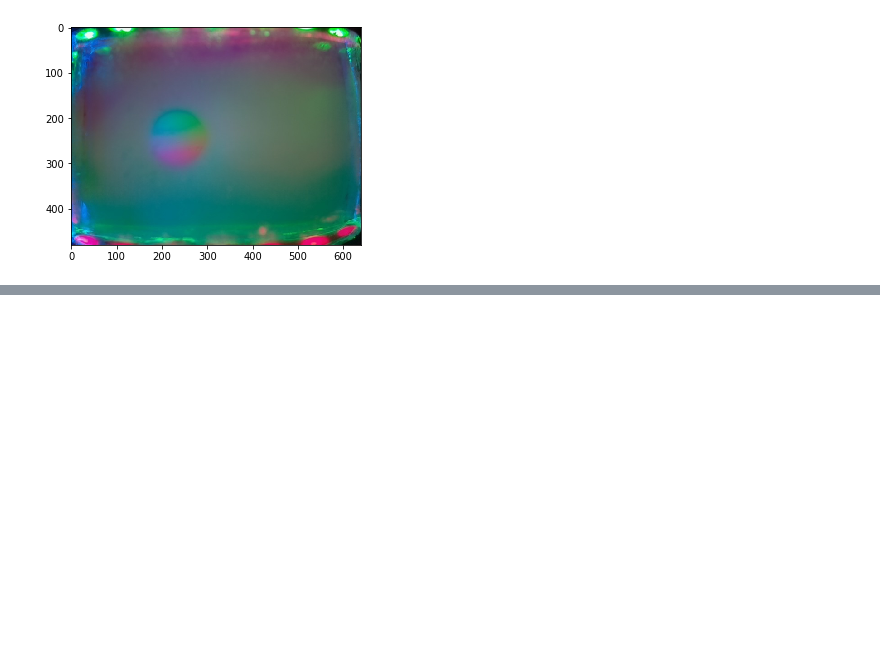
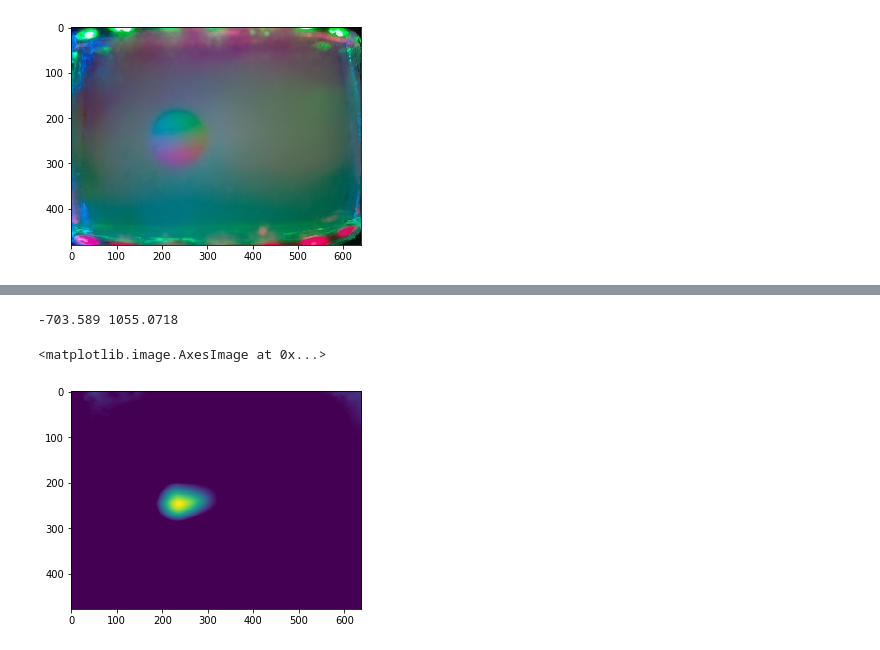
Before and after one commit to achuwilson/simple_gelsight, a Jupyter notebook: 3d_reconstruction_pytorch.ipynb, the cells around one changed output, grey strips where cells are left out. Drawn from its saved outputs; the diff is of its cells as text; code cells hidden in the pictures; blank space fills up the shorter version.

```diff
--- a/3d_reconstruction_pytorch.ipynb
+++ b/3d_reconstruction_pytorch.ipynb
@@ -147,0 +202,14 @@ True
+# %%
+#The values of the rec_img corresponds to the depth or deformation
+print(rec_img.min(),rec_img.max())
+# %% [output]
+-703.589 1055.0718
+# %%
+# we can clip the negative values to zero, assuming we are ONLY PUSHING on the elastomer and NO PULLING
+rec_img = rec_img.clip(0)
+# %%
+# Now it looks better
+plt.imshow(rec_img)
+# %% [output]
+<matplotlib.image.AxesImage at 0x...>
+[figure, added]
```
Also changed, not shown: parts of 33 cells of this notebook, 1 other file.
